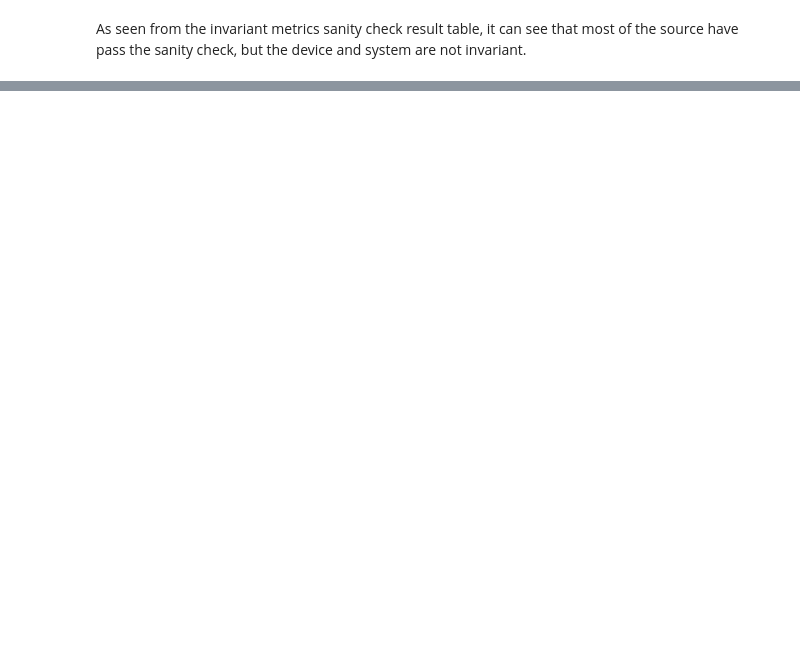
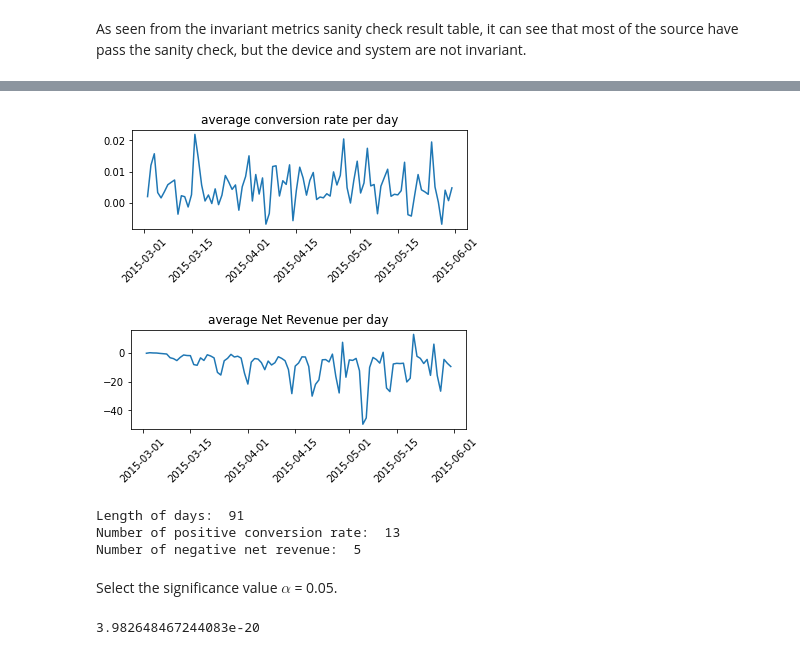
Before and after one commit to jyan83/Data_Challenges, a Jupyter notebook: Costly Conversion/Costly_Conversion.ipynb, the cells around one changed output, grey strips where cells are left out. Cells and saved outputs as stored; diff of their text form; code cells hidden in the pictures; blank space fills up the shorter version.

```diff
--- a/Costly Conversion/Costly_Conversion.ipynb
+++ b/Costly Conversion/Costly_Conversion.ipynb
@@ -251,0 +428,35 @@ print(se_NetRevenue,me_NetRevenue,cil_NetRevenue,ciu_NetRevenue)
+# %%
+# calculate the sign
+df_SignTest['C_Sign'] = df_SignTest.Conversion_cont - df_SignTest.Conversion_exp
+df_SignTest['N_Sign'] = df_SignTest.NetRevenue_cont - df_SignTest.NetRevenue_exp
+
+plt.clf()
+ax = plt.subplot(211)
+plt.plot(df_SignTest['timestamp'], df_SignTest['C_Sign'])
+plt.xticks(rotation=45)
+plt.title('average conversion rate per day')
+plt.show()
+
+ax = plt.subplot(212)
+plt.plot(df_SignTest['timestamp'], df_SignTest['N_Sign'])
+plt.xticks(rotation=45)
+plt.title('average Net Revenue per day')
+plt.show()
+# %% [output]
+[figure, added]
+[figure, added]
+# %%
+# Get the statistic values of the sign test
+print('Length of days: ', len(df_SignTest))
+print('Number of positive conversion rate: ', len(df_SignTest[df_SignTest.C_Sign < 0]))
+print('Number of negative net revenue: ', len(df_SignTest[df_SignTest.N_Sign > 0]))
+# %% [output]
+Length of days:  91
+Number of positive conversion rate:  13
+Number of negative net revenue:  5
+# %% [markdown]
+Select the significance value $\alpha$ = 0.05.
+# %%
+stats.binom_test(5, n=91, p=0.5, alternative='two-sided')
+# %% [output]
+3.982648467244083e-20
```
Also changed, not shown: parts of 29 cells of this notebook.
